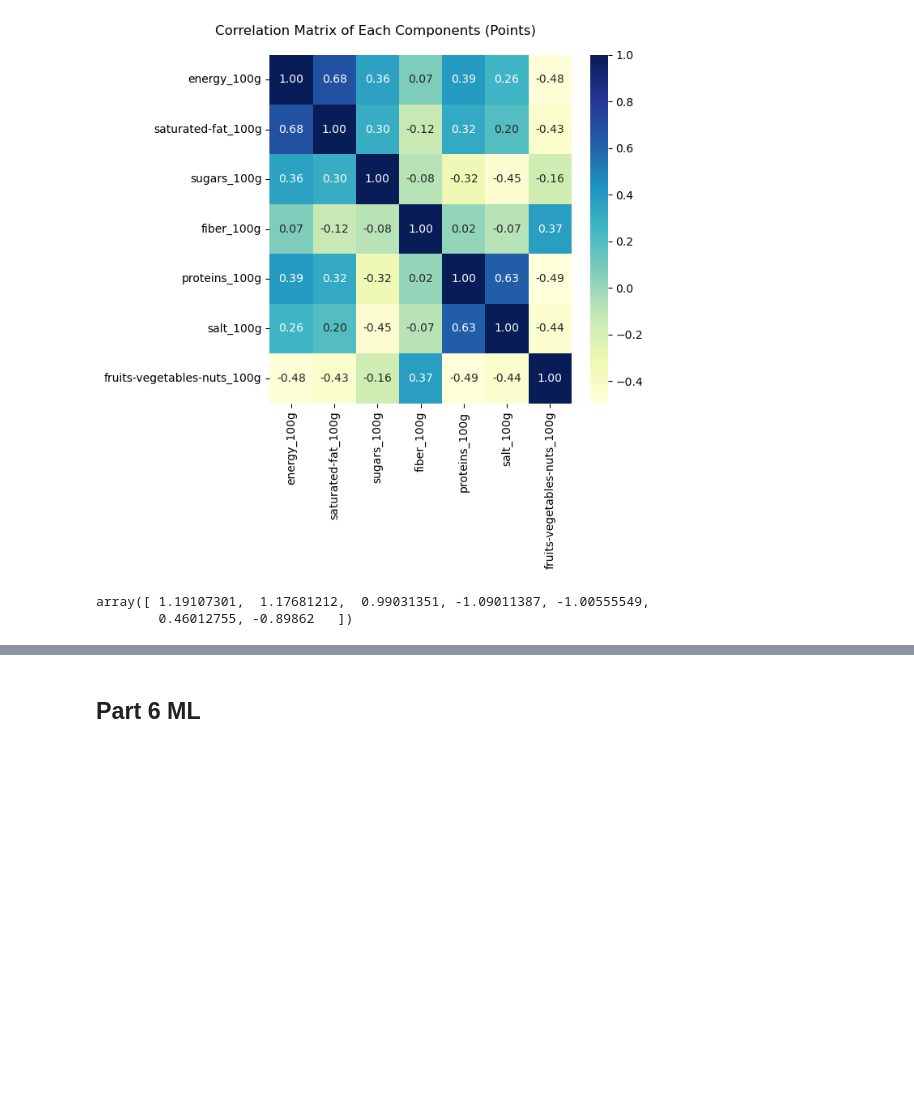
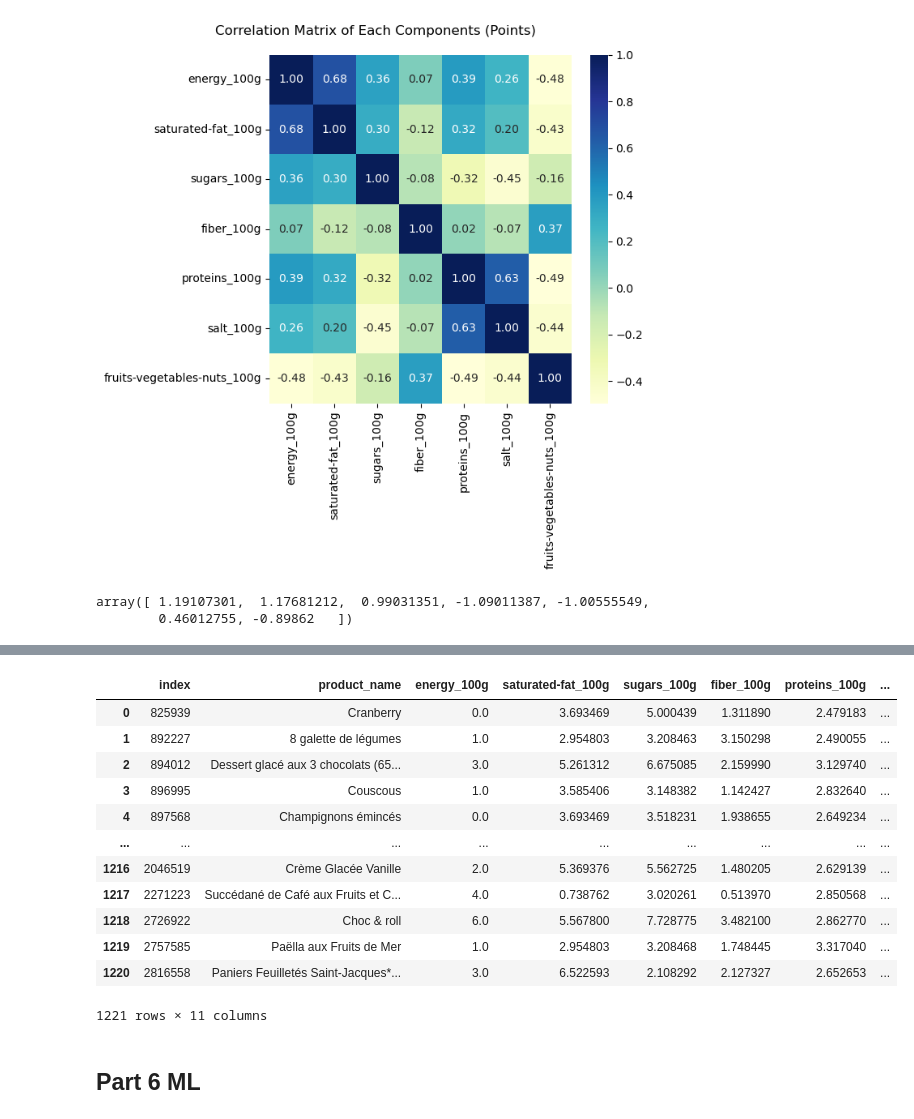
Before and after one commit to SYusupov/DecisionModelling_CS, a Jupyter notebook: project/Part 4 and Part 6.ipynb, the cells around one changed output, grey strips where cells are left out. Cells and saved outputs as stored; diff of their text form; code cells hidden in the pictures; blank space fills up the shorter version.

```diff
--- a/project/Part 4 and Part 6.ipynb
+++ b/project/Part 4 and Part 6.ipynb
@@ -197,7 +217,4 @@ def optimize_vector(new_vect,original_vects,new_vect_from):
         corr.append(np.abs(np.corrcoef(new_vect,vec)[0,1]))
     corr2 = np.abs(np.corrcoef(new_vect,new_vect_from)[0,1])
 
-    return (corr2 - 1) ** 2 + np.sum(np.square(corr))
-
-res = minimize(optimize_vector,x0= np.array(data_for_func["energy_100g"]),args=([np.array(data_for_func["energy_100g"])],
-                                                                         data_for_func["saturated-fat_100g"]))
+    return (corr2 - 1) ** 2 *len(corr) + np.sum(np.square(corr))
@@ -244,0 +490,16 @@ array([1., 1., 1., 1., 1., 1., 1.])
+# %%
+pd.concat([data["index"],data["product_name"],new_points_df],axis= 1)
+# %% [output]
+|  | index | product_name | energy_100g | saturated-fat_100g | sugars_100g | fiber_100g | proteins_100g | ... |
+| 0 | 825939 | Cranberry | 0.0 | 3.693469 | 5.000439 | 1.311890 | 2.479183 | ... |
+| 1 | 892227 | 8 galette de légumes | 1.0 | 2.954803 | 3.208463 | 3.150298 | 2.490055 | ... |
+| 2 | 894012 | Dessert glacé aux 3 chocolats (65... | 3.0 | 5.261312 | 6.675085 | 2.159990 | 3.129740 | ... |
+| 3 | 896995 | Couscous | 1.0 | 3.585406 | 3.148382 | 1.142427 | 2.832640 | ... |
+| 4 | 897568 | Champignons émincés | 0.0 | 3.693469 | 3.518231 | 1.938655 | 2.649234 | ... |
+| ... | ... | ... | ... | ... | ... | ... | ... | ... |
+| 1216 | 2046519 | Crème Glacée Vanille | 2.0 | 5.369376 | 5.562725 | 1.480205 | 2.629139 | ... |
+| 1217 | 2271223 | Succédané de Café aux Fruits et C... | 4.0 | 0.738762 | 3.020261 | 0.513970 | 2.850568 | ... |
+| 1218 | 2726922 | Choc & roll | 6.0 | 5.567800 | 7.728775 | 3.482100 | 2.862770 | ... |
+| 1219 | 2757585 | Paëlla aux Fruits de Mer | 1.0 | 2.954803 | 3.208468 | 1.748445 | 3.317040 | ... |
+| 1220 | 2816558 | Paniers Feuilletés Saint-Jacques*... | 3.0 | 6.522593 | 2.108292 | 2.127327 | 2.652653 | ... |
+1221 rows × 11 columns
```
Also changed, not shown: parts of 25 cells of this notebook, 3 other files.
